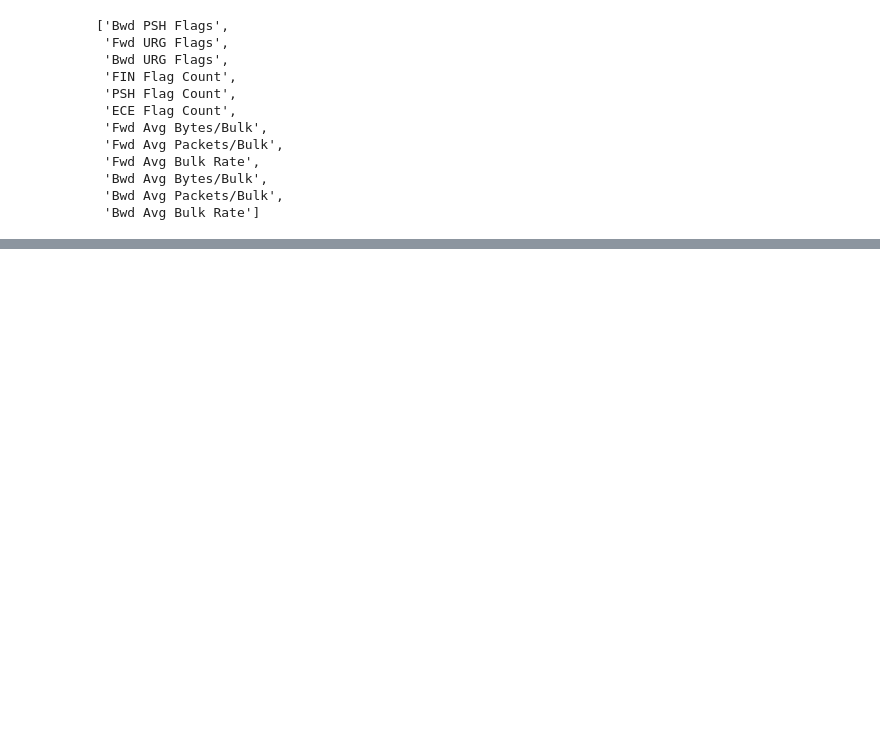
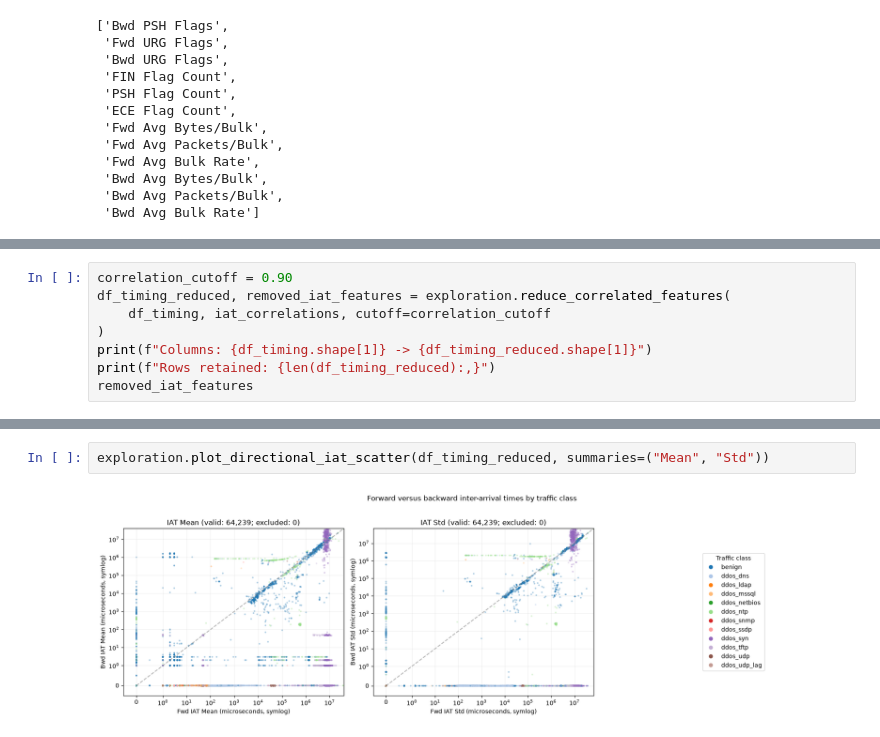
Before and after one commit to terrons-poli/ml, a Jupyter notebook: main.ipynb, the cells around one changed output, grey strips where cells are left out. Saved outputs shown, nothing was run; the diff lists cells and outputs as text; blank space fills up the shorter version.

```diff
--- a/main.ipynb
+++ b/main.ipynb
@@ -375,0 +159,8 @@ exploration.plot_pc1_histogram(analysis)
+# %%
+correlation_cutoff = 0.90
+df_timing_reduced, removed_iat_features = exploration.reduce_correlated_features(
+    df_timing, iat_correlations, cutoff=correlation_cutoff
+)
+print(f"Columns: {df_timing.shape[1]} -> {df_timing_reduced.shape[1]}")
+print(f"Rows retained: {len(df_timing_reduced):,}")
+removed_iat_features
@@ -375,0 +182,4 @@ exploration.plot_pc1_histogram(analysis)
+# %%
+exploration.plot_directional_iat_scatter(df_timing_reduced, summaries=("Mean", "Std"))
+# %% [output]
+[figure, added]
```
Also changed, not shown: parts of 58 cells of this notebook, 1 other file.
